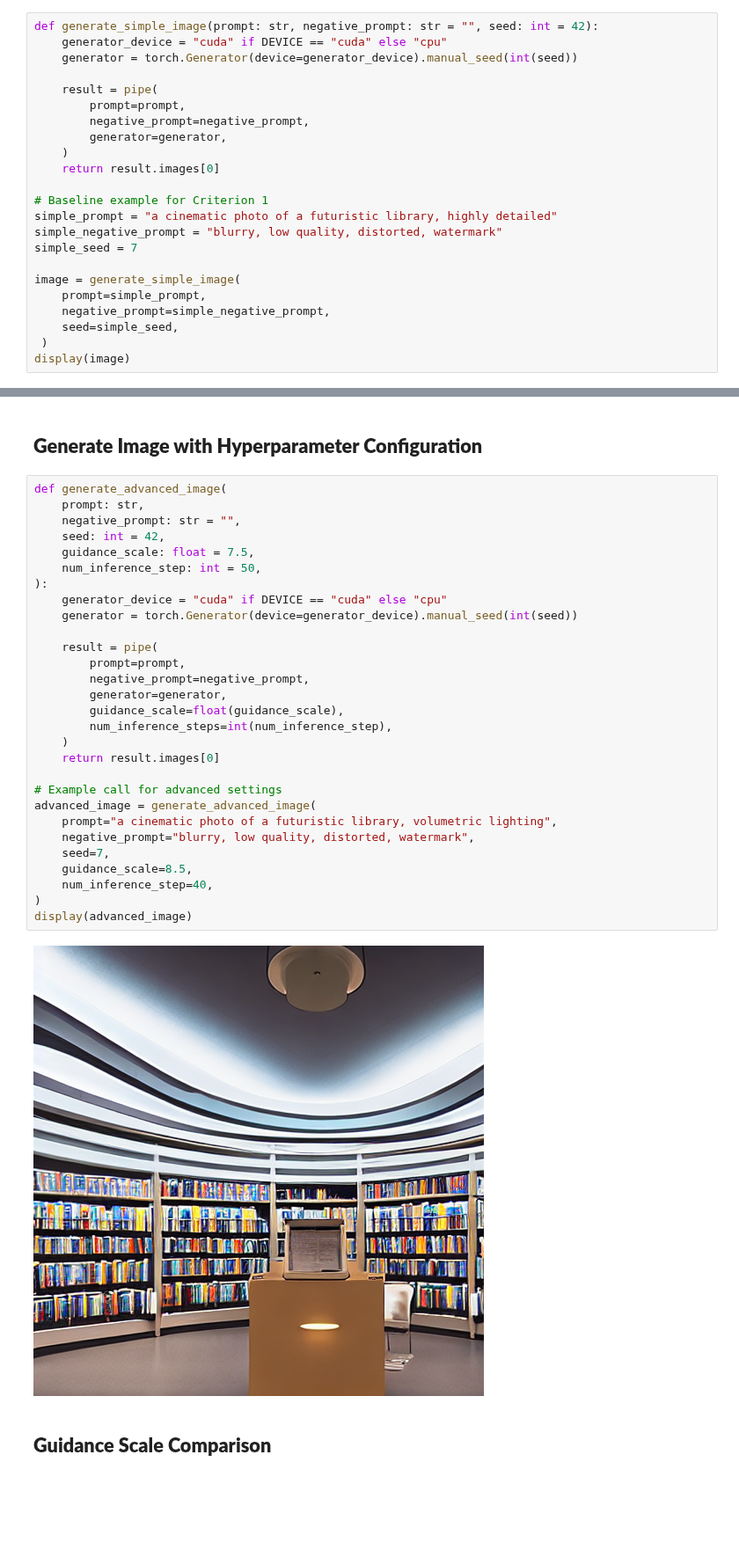
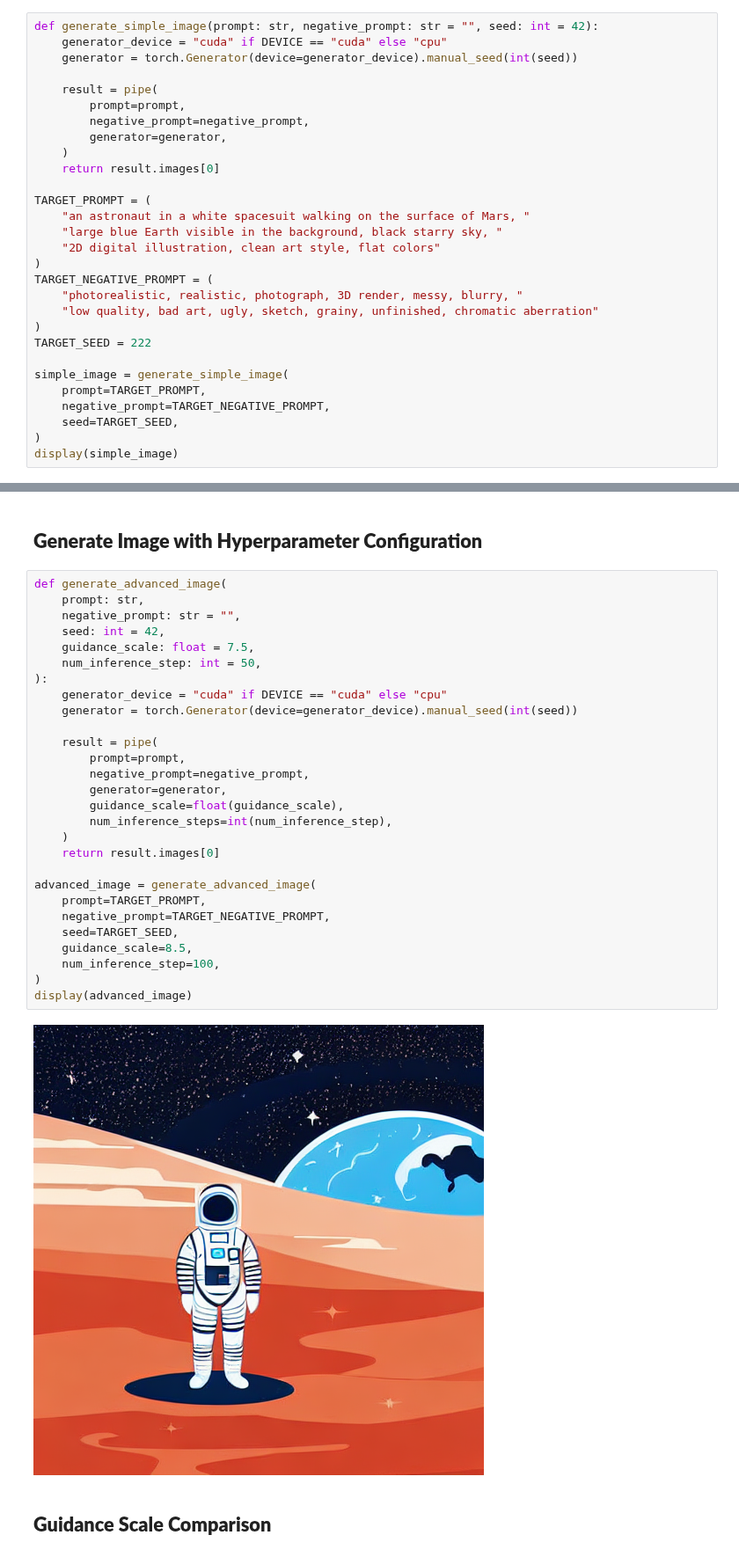
Before and after one commit to istamosh/idcamp-image-generation, a Jupyter notebook: Pipeline_submission_BFGAI_Alfian.ipynb, the cells around one changed output, grey strips where cells are left out. Shown at 88% size. Cells and saved outputs as stored; diff of their text form; blank space fills up the shorter version.

```diff
--- a/Pipeline_submission_BFGAI_Alfian.ipynb
+++ b/Pipeline_submission_BFGAI_Alfian.ipynb
@@ -55,15 +55,21 @@ def generate_simple_image(prompt: str, negative_prompt: str = "", seed: int = 42
     )
     return result.images[0]
 
-# Baseline example for Criterion 1
-simple_prompt = "a cinematic photo of a futuristic library, highly detailed"
-simple_negative_prompt = "blurry, low quality, distorted, watermark"
-simple_seed = 7
+TARGET_PROMPT = (
+    "an astronaut in a white spacesuit walking on the surface of Mars, "
+    "large blue Earth visible in the background, black starry sky, "
+    "2D digital illustration, clean art style, flat colors"
+)
+TARGET_NEGATIVE_PROMPT = (
+    "photorealistic, realistic, photograph, 3D render, messy, blurry, "
+    "low quality, bad art, ugly, sketch, grainy, unfinished, chromatic aberration"
+)
+TARGET_SEED = 222
 
-image = generate_simple_image(
-    prompt=simple_prompt,
-    negative_prompt=simple_negative_prompt,
-    seed=simple_seed,
- )
-display(image)
+simple_image = generate_simple_image(
+    prompt=TARGET_PROMPT,
+    negative_prompt=TARGET_NEGATIVE_PROMPT,
+    seed=TARGET_SEED,
+)
+display(simple_image)
 # %% [output]
@@ -73,34 +79,33 @@ display(image)
 # %%
 def generate_advanced_image(
     prompt: str,
     negative_prompt: str = "",
     seed: int = 42,
     guidance_scale: float = 7.5,
     num_inference_step: int = 50,
 ):
     generator_device = "cuda" if DEVICE == "cuda" else "cpu"
     generator = torch.Generator(device=generator_device).manual_seed(int(seed))
 
     result = pipe(
         prompt=prompt,
         negative_prompt=negative_prompt,
         generator=generator,
         guidance_scale=float(guidance_scale),
         num_inference_steps=int(num_inference_step),
     )
     return result.images[0]
 
-# Example call for advanced settings
 advanced_image = generate_advanced_image(
-    prompt="a cinematic photo of a futuristic library, volumetric lighting",
-    negative_prompt="blurry, low quality, distorted, watermark",
-    seed=7,
+    prompt=TARGET_PROMPT,
+    negative_prompt=TARGET_NEGATIVE_PROMPT,
+    seed=TARGET_SEED,
     guidance_scale=8.5,
-    num_inference_step=40,
+    num_inference_step=100,
 )
 display(advanced_image)
 # %% [output]
-[figure, old version]
+[figure, new version]
 # %% [markdown]
 ## **Guidance Scale Comparison**
 # %% [markdown]
```
Also changed, not shown: parts of 1 cell of this notebook.
